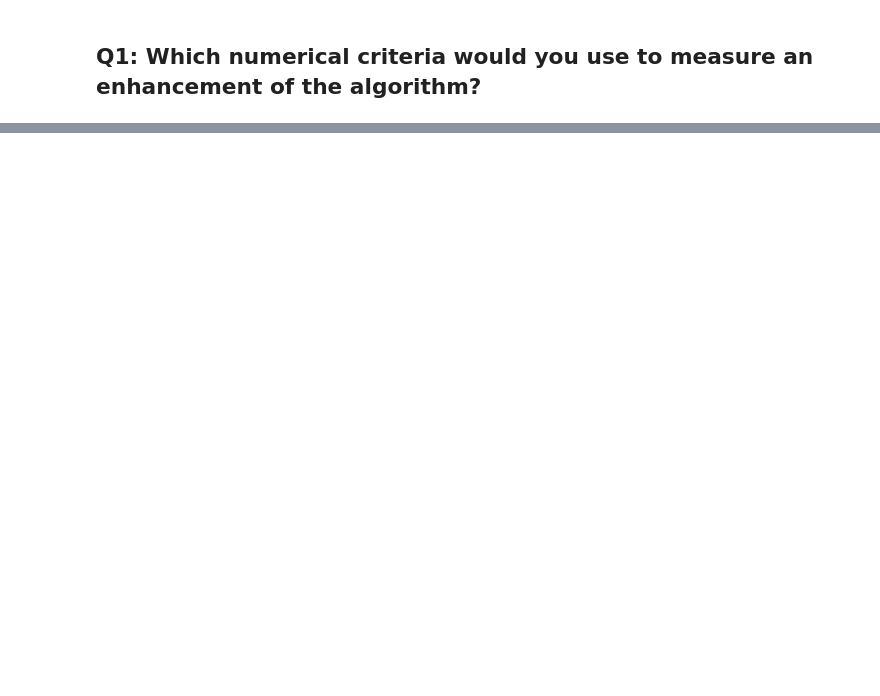
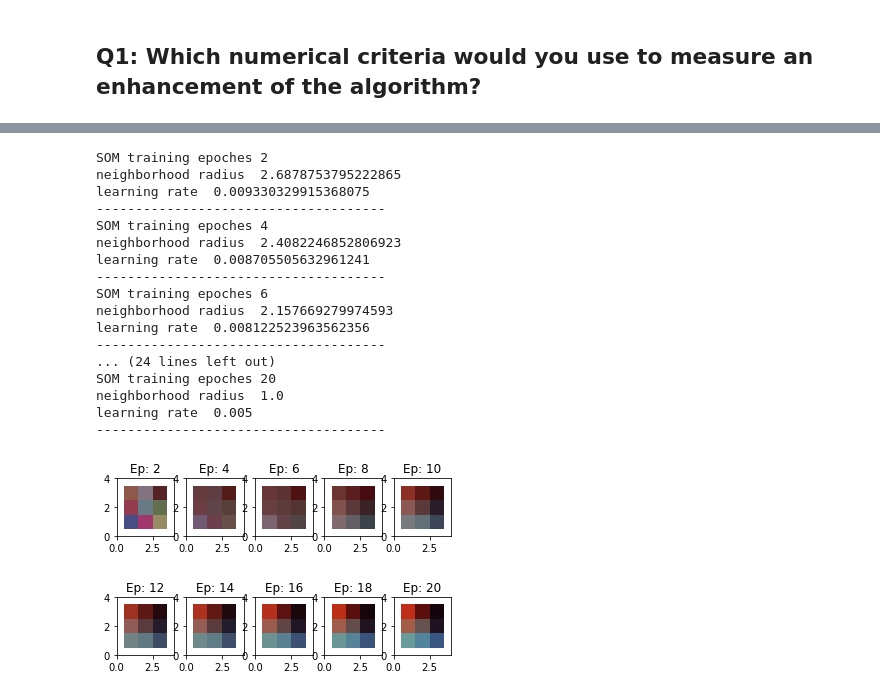
Before and after one commit to gundruke/TMBD-project-3, a Jupyter notebook: Answers.ipynb, the cells around one changed output, grey strips where cells are left out. Cells and saved outputs as stored; diff of their text form; code cells hidden in the pictures; blank space fills up the shorter version.

```diff
--- a/Answers.ipynb
+++ b/Answers.ipynb
@@ -131,0 +146,25 @@ neighborhood_preservation_trustworthiness(1, trunc_data, cd)
+# %%
+from soms.our_som1_A import SOM as SOM_1_A
+# som = SOM(x_size, y_size, num_features)
+som_1_A = SOM_1_A(3,3,3)
+joined_df, clustered_df = som_train_predict(som_1_A, trunc_data, agri_data, num_epochs=20, init_learning_rate=0.01)
+#joined_df.iloc[0:5]
+# %% [output]
+SOM training epoches 2
+neighborhood radius  2.6878753795222865
+learning rate  0.009330329915368075
+-------------------------------------
+SOM training epoches 4
+neighborhood radius  2.4082246852806923
+learning rate  0.008705505632961241
+-------------------------------------
+SOM training epoches 6
+neighborhood radius  2.157669279974593
+learning rate  0.008122523963562356
+-------------------------------------
+... (24 lines left out)
+SOM training epoches 20
+neighborhood radius  1.0
+learning rate  0.005
+-------------------------------------
+[figure, added]
```
Also changed, not shown: parts of 18 cells of this notebook, 4 other files.
